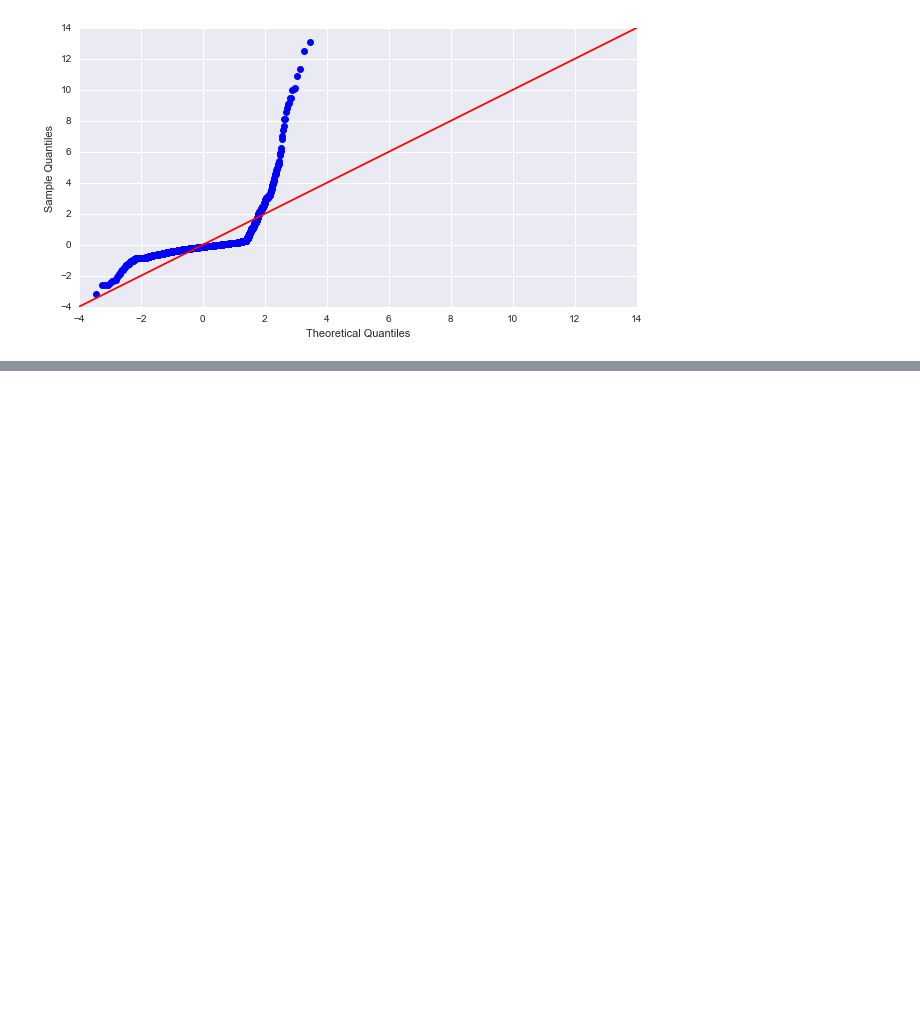
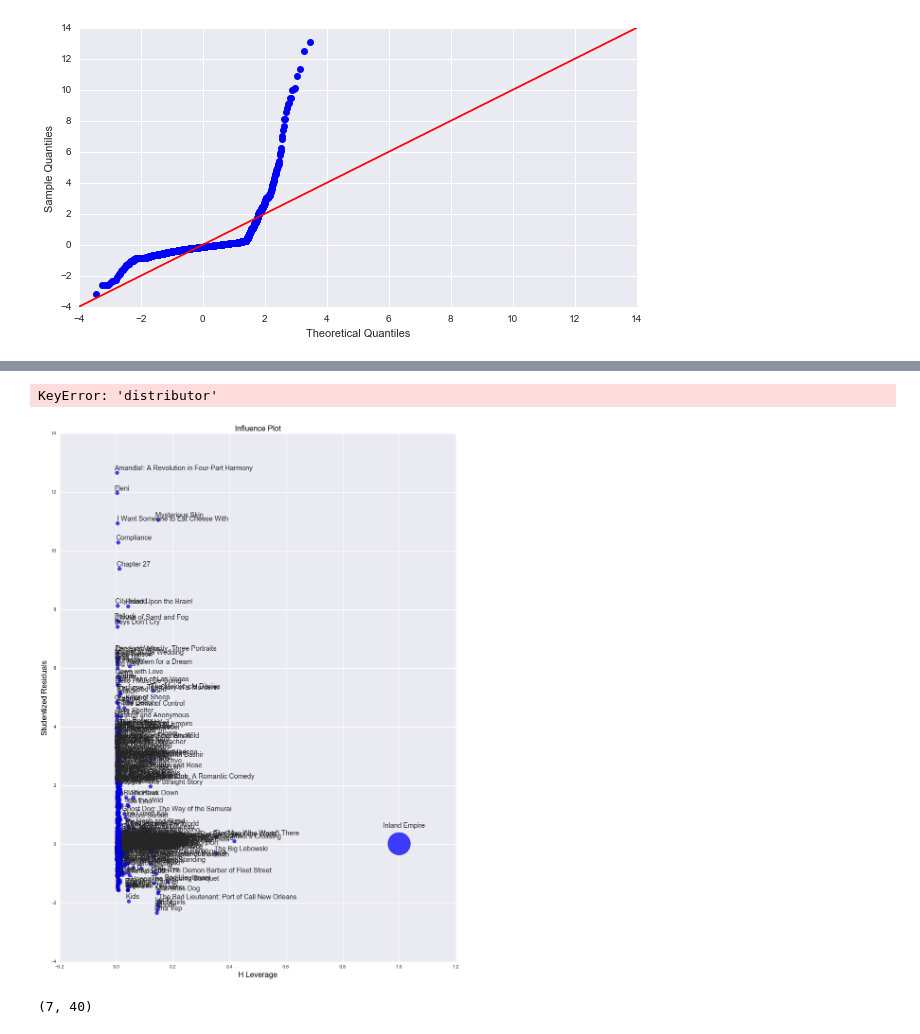
Before and after one commit to ashirwad08/predicting-cult-movies, a Jupyter notebook: workspace cult movies GENERATE TRAINING TEST.ipynb, the cells around one changed output, grey strips where cells are left out. Cells and saved outputs as stored; diff of their text form; code cells hidden in the pictures; blank space fills up the shorter version.

```diff
--- a/workspace cult movies GENERATE TRAINING TEST.ipynb
+++ b/workspace cult movies GENERATE TRAINING TEST.ipynb
@@ -357,0 +364,2 @@ ax.legend(loc="best")
+# %%
+raw=raw.sort_index()
@@ -357,0 +370,14 @@ ax.legend(loc="best")
+# %%
+# THIRD TRY REMOVED OUTLIERS
+
+
+#raw frame is ready. get test train
+X2_train, X2_test, y2_train, y2_test = train_test_split(raw.iloc[:,1:40], raw.iloc[:,0], test_size=0.3)
+
+#add an intercept to X_train and y_test
+X2_train=sm.add_constant(X2_train)
+X2_test=sm.add_constant(X2_test)
+
+lm3 = sm.OLS(y2_train,X2_train)
+fit3=lm3.fit()
+print(fit3.summary())
@@ -357,0 +402,9 @@ ax.legend(loc="best")
+# %%
+X2_test.groupby(['distributor','genre']).groups()
+# %% [output]
+KeyError: 'distributor'
+# %%
+fig, ax = plt.subplots(figsize=(15,20))
+fig = sm.graphics.influence_plot(fit3, ax=ax, criterion="cooks")
+# %% [output]
+[figure, added]
@@ -357,0 +414,4 @@ ax.legend(loc="best")
+# %%
+raw.shape
+# %% [output]
+(7, 40)
```
Also changed, not shown: parts of 9 cells of this notebook, 9 other files.
